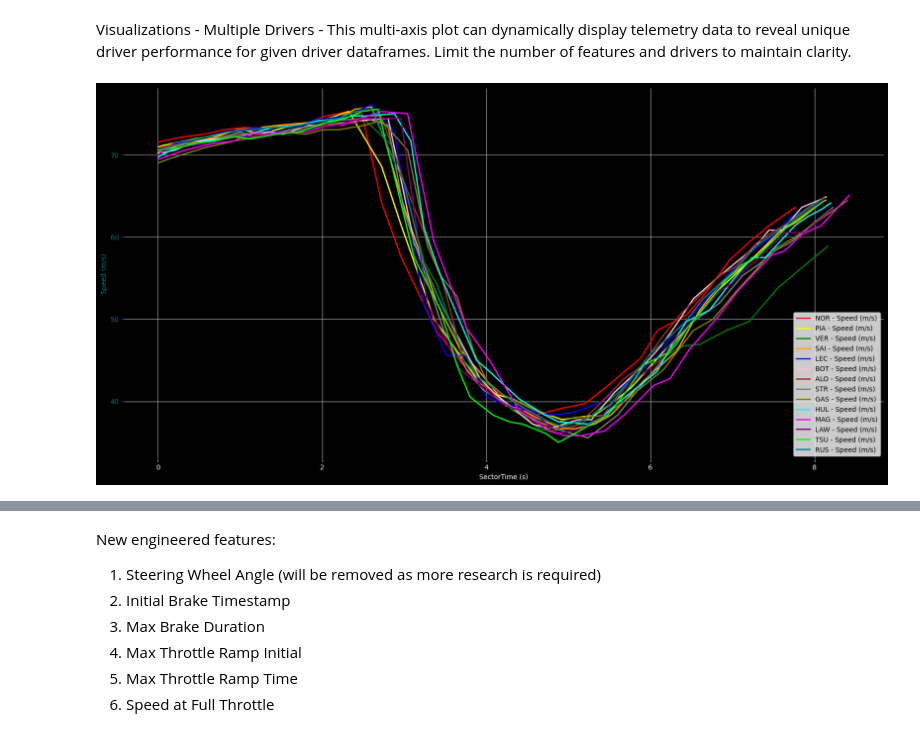
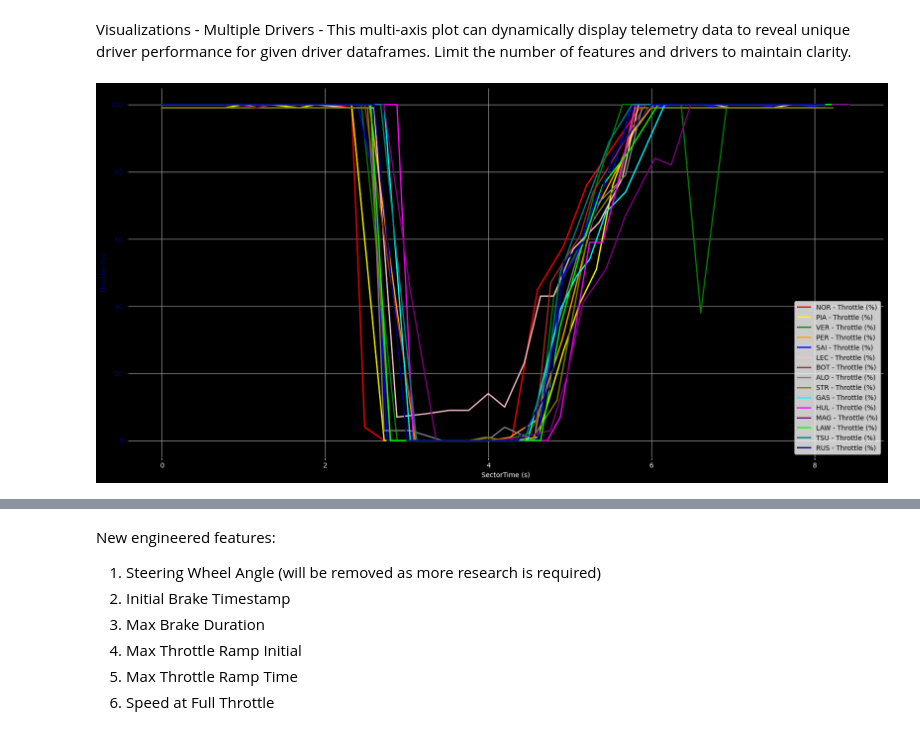
Before and after one commit to PESIII23/f1-driving-style-analytics-tool, a Jupyter notebook: notebooks/02_multi_driver_analysis copy.ipynb, the cells around one changed output, grey strips where cells are left out. Saved outputs shown, nothing was run; the diff lists cells and outputs as text; code cells hidden in the pictures.

```diff
--- a/notebooks/02_multi_driver_analysis copy.ipynb
+++ b/notebooks/02_multi_driver_analysis copy.ipynb
@@ -1016,8 +751,29 @@ all_driver_eda_summaries
 Visualizations - Multiple Drivers - This multi-axis plot can dynamically display telemetry data to reveal unique driver performance for given driver dataframes.
 Limit the number of features and drivers to maintain clarity.
 # %%
-plots.plot_multiple_drivers_telemetry(dfs=[norris_sector3_telemetry_features, piastri_sector3_telemetry_features, verstappen_sector3_telemetry_features, sainz_sector3_telemetry_features, leclerc_sector3_telemetry_features, bottas_sector3_telemetry_features, alonso_sector3_telemetry_features, stroll_sector3_telemetry_features, gasly_sector3_telemetry_features, hulkenberg_sector3_telemetry_features, magnussen_sector3_telemetry_features, lawson_sector3_telemetry_features, tsunoda_sector3_telemetry_features, russell_sector3_telemetry_features],
-                                      drivers=[norris, piastri, verstappen, sainz, leclerc, bottas, alonso, stroll, gasly, hulkenberg, magnussen, lawson, tsunoda, russell],
-                                      telemetry_cols=[speed])
+# Plot all drivers' fastest sector 3 laps
+plots.plot_multiple_drivers_telemetry(
+    dfs=[
+        norris_fastest_sector3_feature_telemetry,
+        piastri_fastest_sector3_feature_telemetry,
+        verstappen_fastest_sector3_feature_telemetry,
+        perez_fastest_sector3_feature_telemetry,
+        sainz_fastest_sector3_feature_telemetry,
+        leclerc_fastest_sector3_feature_telemetry,
+        bottas_fastest_sector3_feature_telemetry,
+        alonso_fastest_sector3_feature_telemetry,
+        stroll_fastest_sector3_feature_telemetry,
+        gasly_fastest_sector3_feature_telemetry,
+        hulkenberg_fastest_sector3_feature_telemetry,
+        magnussen_fastest_sector3_feature_telemetry,
+        lawson_fastest_sector3_feature_telemetry,
+        tsunoda_fastest_sector3_feature_telemetry,
+        russell_fastest_sector3_feature_telemetry
+    ],
+    drivers=[
+        norris, piastri, verstappen, perez, sainz, leclerc, bottas, alonso, stroll, gasly, hulkenberg, magnussen, lawson, tsunoda, russell
+    ],
+    telemetry_cols=[throttle]
+)
 # %% [output]
-[figure, old version]
+[figure, new version]
```
Also changed, not shown: parts of 47 cells of this notebook, 5 other files.
